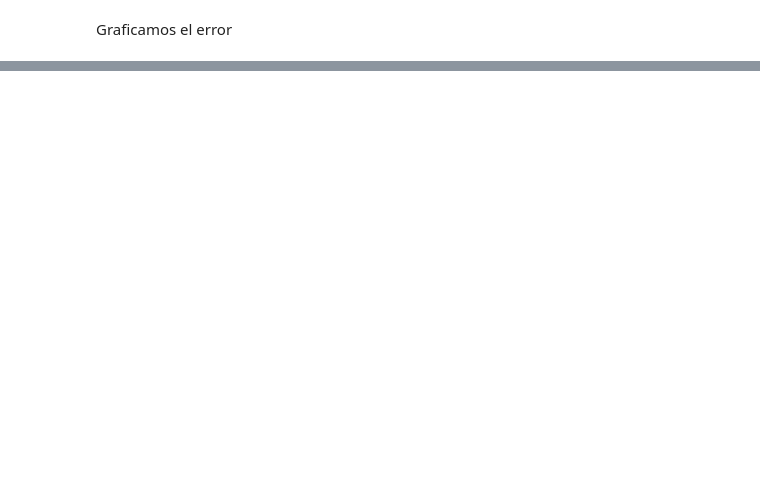
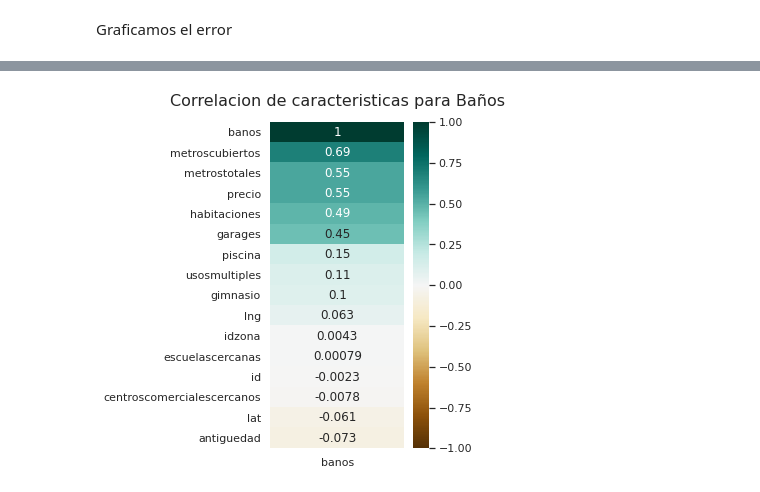
Before and after one commit to davidvenegasr/TP3-MetNum, a Jupyter notebook: notebooks/Exp1b.ipynb, the cells around one changed output, grey strips where cells are left out. Cells and saved outputs as stored; diff of their text form; code cells hidden in the pictures; blank space fills up the shorter version.

```diff
--- a/notebooks/Exp1b.ipynb
+++ b/notebooks/Exp1b.ipynb
@@ -200,0 +200,8 @@ plt.savefig("Exp1b/Comp-de-error-para-las-features-seleccionadas.png", bbox_inch
+# %%
+plt.figure(figsize=(3, 6))
+heatmap = sns.heatmap(df_train.corr()[['banos']].sort_values(by='banos', ascending=False), vmin=-1, vmax=1, annot=True, cmap='BrBG')
+heatmap.set_title('Correlacion de caracteristicas para Baños', fontdict={'fontsize':16}, pad=16)
+
+plt.savefig("Exp1b/Correlacion-de-caracteristicas-para-Banos.png", bbox_inches = "tight")
+# %% [output]
+[figure, added]
```
Also changed, not shown: parts of 10 cells of this notebook, 3 other files.
